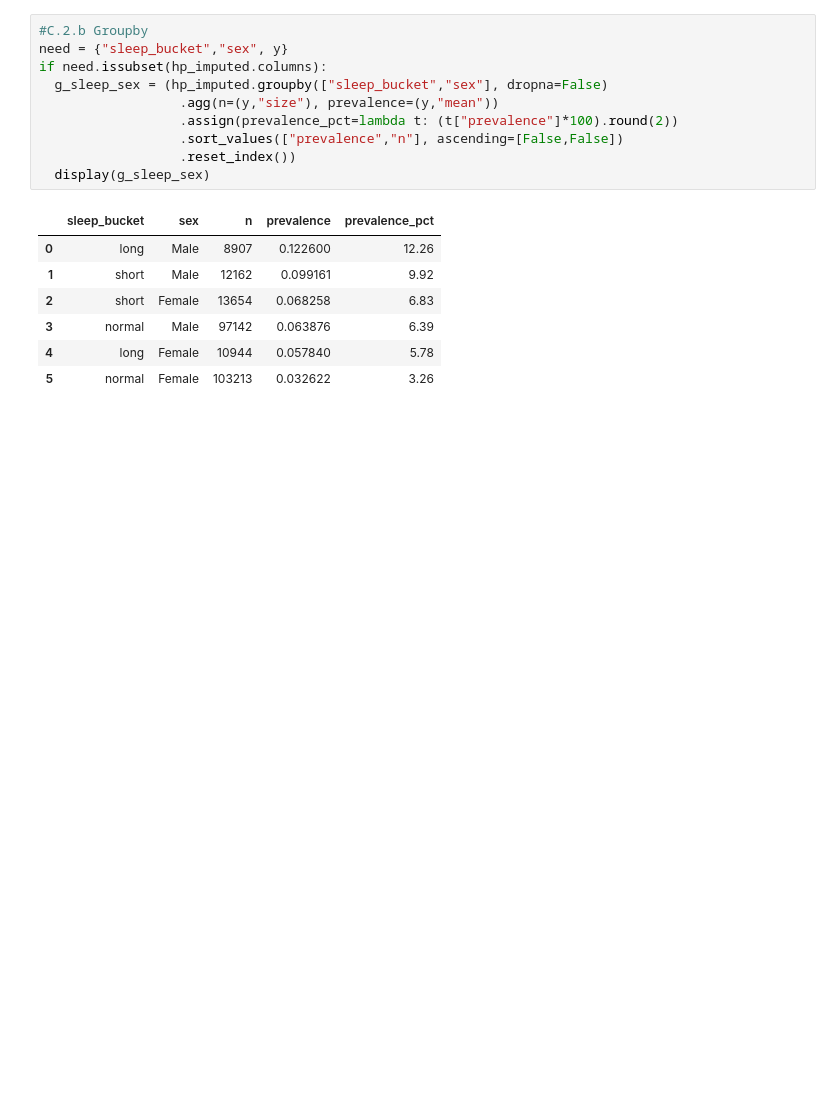
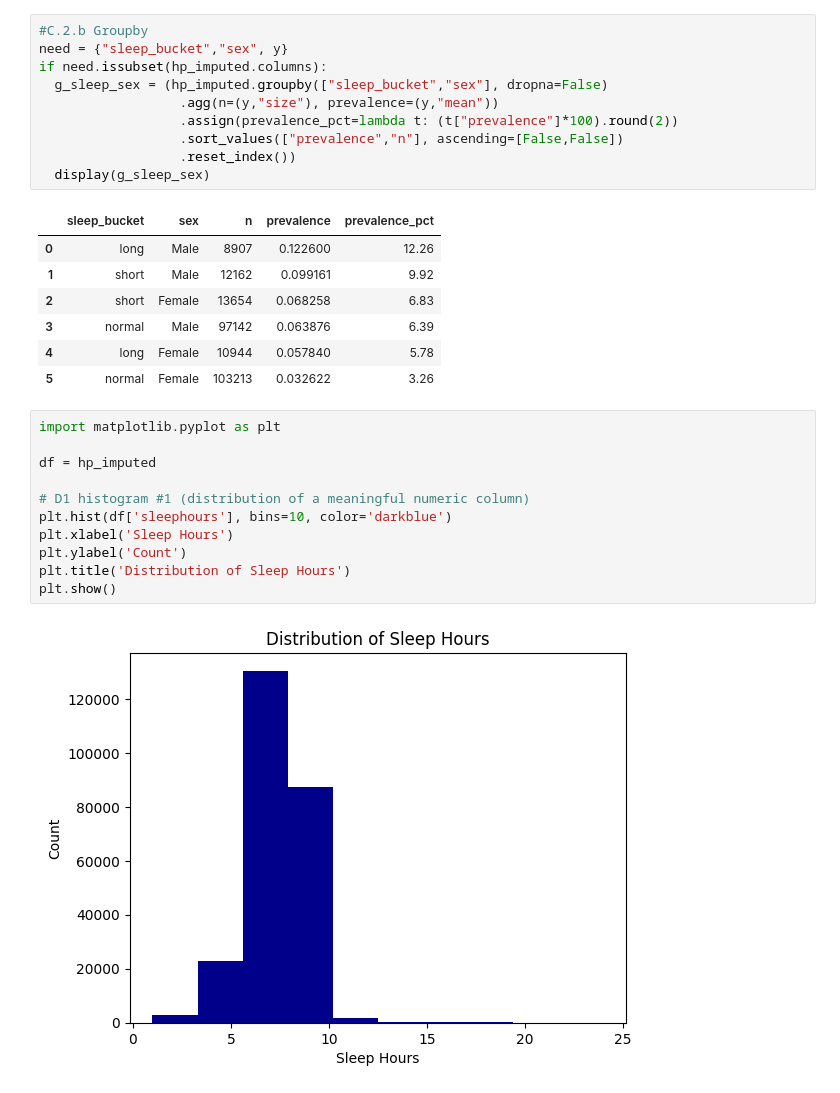
Before and after one commit to sjsu-cs133-f25/team6-healthdata, a Jupyter notebook: notebooks/projectAssignment02.ipynb, the cells around one changed output. Saved outputs shown, nothing was run; the diff lists cells and outputs as text; blank space fills up the shorter version.

```diff
--- a/notebooks/projectAssignment02.ipynb
+++ b/notebooks/projectAssignment02.ipynb
@@ -255,3 +256,16 @@ if need.issubset(hp_imputed.columns):
 | 3 | normal | Male | 97142 | 0.063876 | 6.39 |
 | 4 | long | Female | 10944 | 0.057840 | 5.78 |
 | 5 | normal | Female | 103213 | 0.032622 | 3.26 |
+# %%
+import matplotlib.pyplot as plt
+
+df = hp_imputed
+
+# D1 histogram #1 (distribution of a meaningful numeric column)
+plt.hist(df['sleephours'], bins=10, color='darkblue')
+plt.xlabel('Sleep Hours')
+plt.ylabel('Count')
+plt.title('Distribution of Sleep Hours')
+plt.show()
+# %% [output]
+[figure, added]
```
Also changed, not shown: parts of 6 cells of this notebook.
